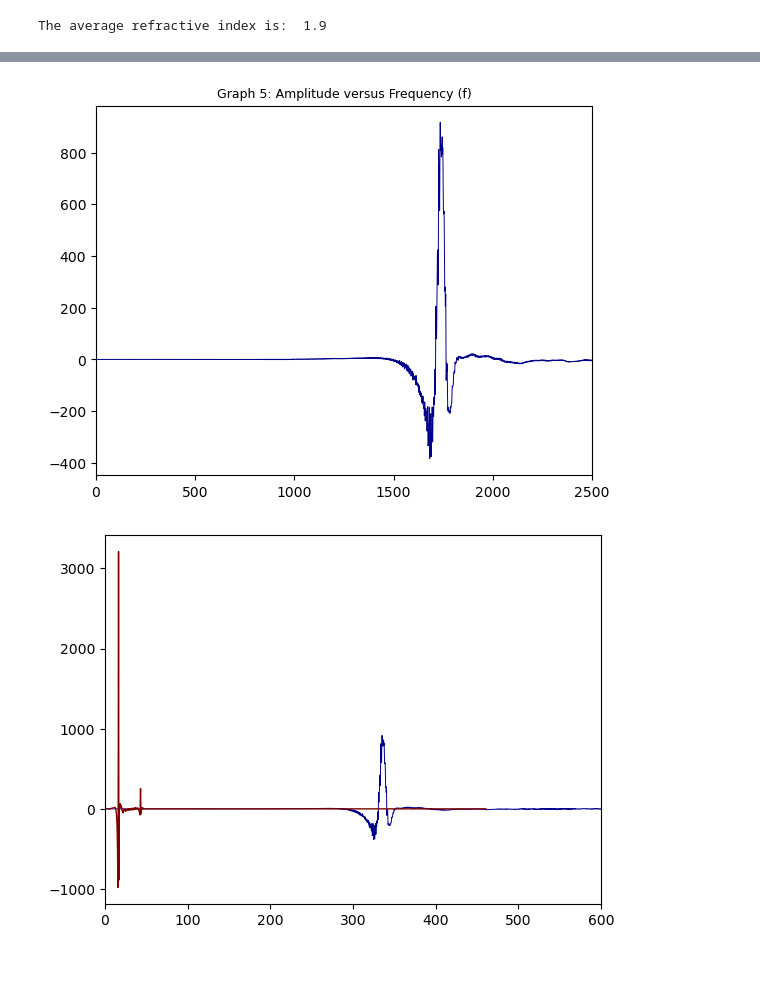
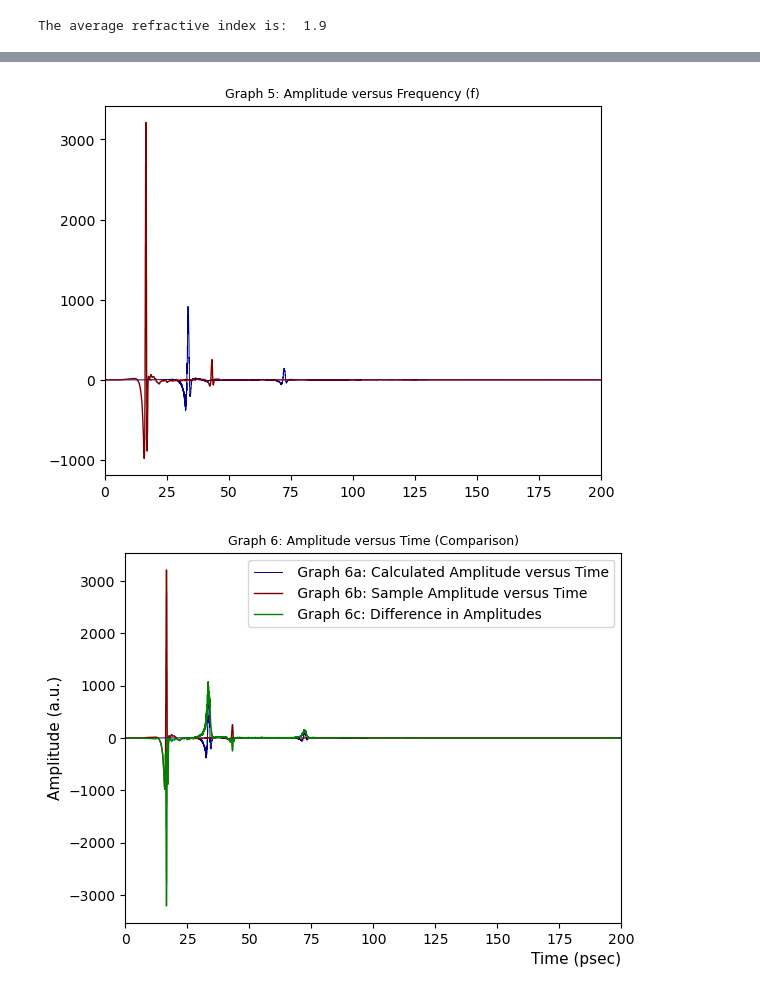
Before and after one commit to Loriginale2000/TerahertzProject, a Jupyter notebook: THzFinal.ipynb, the cells around one changed output, grey strips where cells are left out. Cells and saved outputs as stored; diff of their text form; code cells hidden in the pictures; blank space fills up the shorter version.

Commit message:
Fixed the plots for the signals

```diff
--- a/THzFinal.ipynb
+++ b/THzFinal.ipynb
@@ -110,6 +110,13 @@ amp_s = amp_theoretical * ffts
 inverse = np.fft.ifft(amp_s, 23856)
 
 
+# ATTEMPT TO FIND THE DIFFERENCE BETWEEN THE TWO SIGNALS
+
+Diff = np.abs(inverse) - np.abs(ss)
+
+
+
+
 
 # PLOTTING
 
@@ -140,37 +147,42 @@ plt.show()
 # REFRACTIVE INDEX REAL PART
 plt.title("Graph 3: Real part of Refractive index (n) versus Frequency (f)", fontsize = 9)
 plt.plot ( freq *1e-12 , np.real(n_), linewidth=0.7, color='darkblue')
 plt.xlim(xmax = 25, xmin = 0)
 plt.ylim(ymax = 5, ymin = -2)
 plt.show()
 
 # REFRACTIVE INDEX IMAGINARY PART
 plt.title("Graph 4: Imaginary part of Refractive index (n) versus Frequency (f)", fontsize = 9)
 plt.plot ( freq *1e-12 , np.imag(n_), linewidth=0.7, color='darkblue')
 plt.xlim(xmax = 5, xmin = 0)
 plt.ylim(ymax = 1, ymin = -0.5)
 plt.show()
 
 
 # AMPLITUDE VERSUS FREQUENCY THEORETICAL COMPUTATION
 plt.title("Graph 5: Amplitude versus Frequency (f)", fontsize = 9)
-plt.plot( inverse,  color = "darkblue", linewidth = 0.7)
-#plt.plot(t *1e12, ss, color = "maroon",  linewidth = 1)
-plt.xlim(xmax = 2500, xmin = 0)
+plt.plot(t*1e12, inverse,  color = "darkblue", linewidth = 0.7)
+plt.plot(t *1e12, ss, color = "maroon",  linewidth = 1)
+plt.xlim(xmax= 200, xmin = 0)
 plt.show()
 
 
 # TRY TO PLOT THE SIGNALS TO SEE HOW CLOSE WE ARE
-plt.plot(t*10e12, inverse.real, color = "darkblue", linewidth = 0.7)
+plt.plot(t*1e12, inverse.real, color = "darkblue", linewidth = 0.7)
 plt.plot(t *1e12, ss, color = "maroon",  linewidth = 1)
-plt.xlim(xmax = 600, xmin = 0)
+plt.plot(t *1e12, Diff, color = "green",  linewidth = 1)
+plt.title("Graph 6: Amplitude versus Time (Comparison)", fontsize = 9)
+plt.xlabel("Time (psec)", fontsize = 11, loc = "right")
+plt.ylabel("Amplitude (a.u.)", fontsize = 11)
+plt.legend([" Graph 6a: Calculated Amplitude versus Time", " Graph 6b: Sample Amplitude versus Time", " Graph 6c: Difference in Amplitudes"])
+plt.xlim(xmax = 200, xmin = 0)
 
 plt.show()
 # %% [output]
 The average refractive index is:  1.9
 [figure]
 [figure]
 [figure]
 [figure]
-[figure, old version]
+[figure, new version]
-[figure, old version]
+[figure, new version]
```
